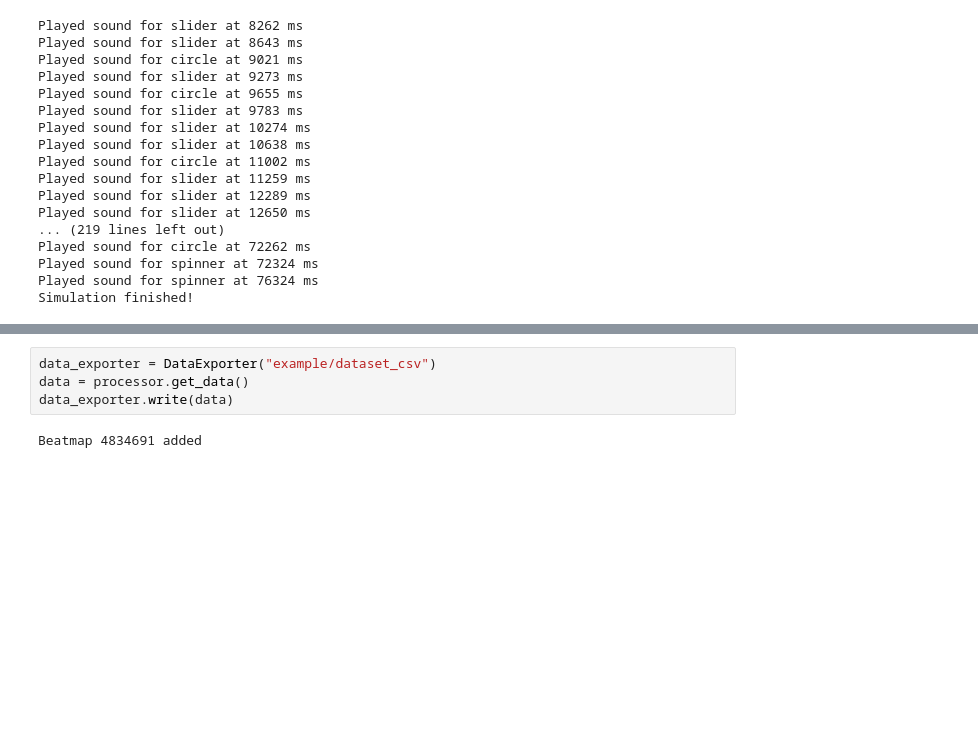
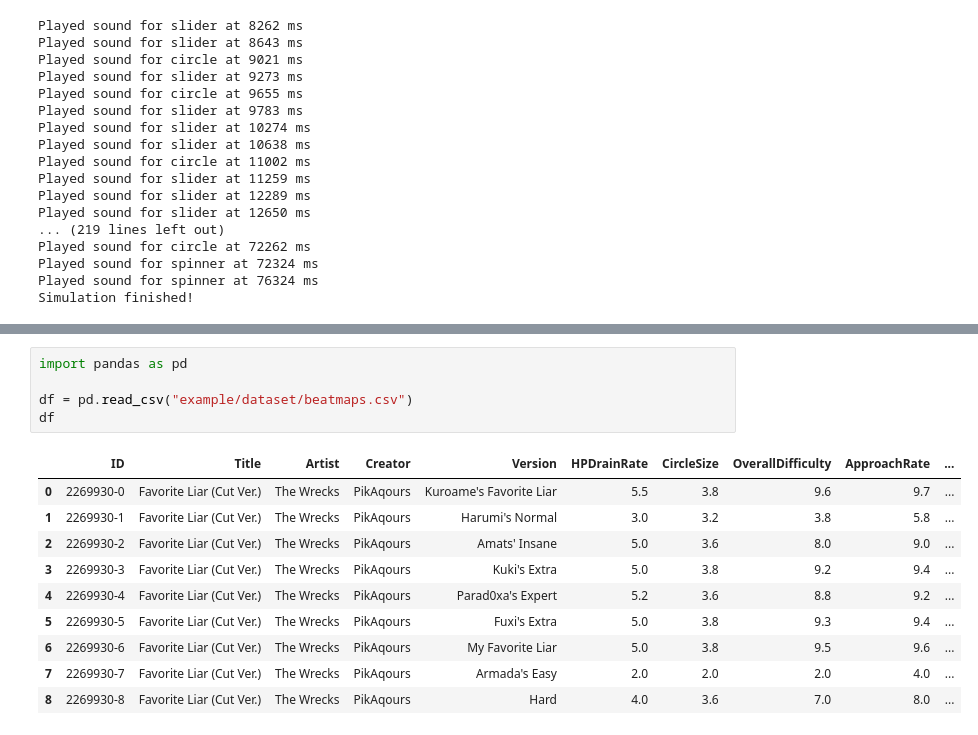
Before and after one commit to saliherdemk/osu-dataset-generator, a Jupyter notebook: Demo/demo.ipynb, the cells around one changed output, grey strips where cells are left out. Cells and saved outputs as stored; diff of their text form; blank space fills up the shorter version.

```diff
--- a/Demo/demo.ipynb
+++ b/Demo/demo.ipynb
@@ -483,6 +477,16 @@ class DataExporter:
 # %%
-data_exporter = DataExporter("example/dataset_csv")
-data = processor.get_data()
-data_exporter.write(data)
+import pandas as pd
+
+df = pd.read_csv("example/dataset/beatmaps.csv")
+df
 # %% [output]
-Beatmap 4834691 added
+|  | ID | Title | Artist | Creator | Version | HPDrainRate | CircleSize | OverallDifficulty | ApproachRate | ... |
+| 0 | 2269930-0 | Favorite Liar (Cut Ver.) | The Wrecks | PikAqours | Kuroame's Favorite Liar | 5.5 | 3.8 | 9.6 | 9.7 | ... |
+| 1 | 2269930-1 | Favorite Liar (Cut Ver.) | The Wrecks | PikAqours | Harumi's Normal | 3.0 | 3.2 | 3.8 | 5.8 | ... |
+| 2 | 2269930-2 | Favorite Liar (Cut Ver.) | The Wrecks | PikAqours | Amats' Insane | 5.0 | 3.6 | 8.0 | 9.0 | ... |
+| 3 | 2269930-3 | Favorite Liar (Cut Ver.) | The Wrecks | PikAqours | Kuki's Extra | 5.0 | 3.8 | 9.2 | 9.4 | ... |
+| 4 | 2269930-4 | Favorite Liar (Cut Ver.) | The Wrecks | PikAqours | Parad0xa's Expert | 5.2 | 3.6 | 8.8 | 9.2 | ... |
+| 5 | 2269930-5 | Favorite Liar (Cut Ver.) | The Wrecks | PikAqours | Fuxi's Extra | 5.0 | 3.8 | 9.3 | 9.4 | ... |
+| 6 | 2269930-6 | Favorite Liar (Cut Ver.) | The Wrecks | PikAqours | My Favorite Liar | 5.0 | 3.8 | 9.5 | 9.6 | ... |
+| 7 | 2269930-7 | Favorite Liar (Cut Ver.) | The Wrecks | PikAqours | Armada's Easy | 2.0 | 2.0 | 2.0 | 4.0 | ... |
+| 8 | 2269930-8 | Favorite Liar (Cut Ver.) | The Wrecks | PikAqours | Hard | 4.0 | 3.6 | 7.0 | 8.0 | ... |
```
Also changed, not shown: parts of 8 cells of this notebook, 46 other files.
